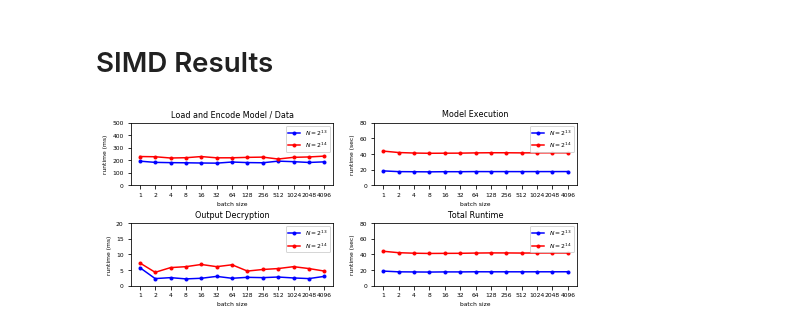
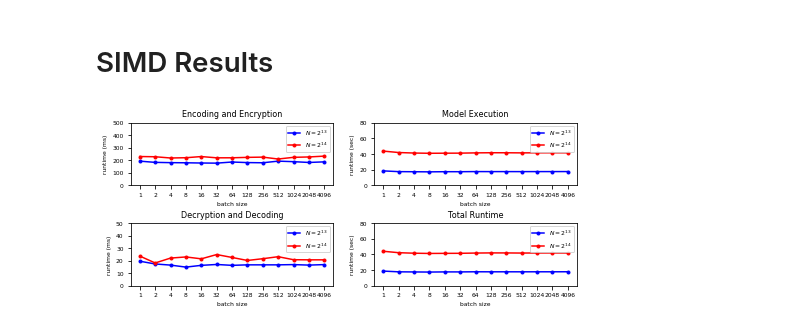
Before and after one commit to NervanaSystems/he-transformer, a Jupyter notebook: benchmarks/CryptoNets/CryptonetsResults.ipynb, the cells around one changed output. Saved outputs shown, nothing was run; the diff lists cells and outputs as text; code cells hidden in the pictures.

Commit message:
Updated SIMD image; note about 98.95% accuracy for MNIST; added accuracy report for CryptoNets

```diff
--- a/benchmarks/CryptoNets/CryptonetsResults.ipynb
+++ b/benchmarks/CryptoNets/CryptonetsResults.ipynb
@@ -59,10 +59,8 @@ def parse_results_from_cpp_file(file_name):
     load_model_regex = r'.*sw_load_model: (.*)ms'
     encrypt_input_regex = r'.*sw_encrypt_input: (.*)ms'
     run_model_regex = r'.*sw_run_model: (.*)ms'
-    #decrypt_output_regex = r'.*sw_decrypt_output: (.*)ms'
-    # This only decodes the output, which is already decrypted
-
-    decrypt_output_regex =r'.*Result.* took (.*)ms'
+    decrypt_output_regex = r'.*sw_decrypt_output: (.*)ms'
+    decode_output_regex =r'.*Result.* took (.*)ms'
 
     global_regex = r'.*sw_global: (.*)ms'
     batch_size_regex = r'.*of (.*) elements'
@@ -73,6 +71,7 @@ def parse_results_from_cpp_file(file_name):
     encrypt_input = None
     run_model = None
     decrypt_output = None
+    decode_output = None
     global_time = None
     batch_size = None
 
@@ -95,6 +94,9 @@ def parse_results_from_cpp_file(file_name):
             elif re.match(decrypt_output_regex, line):
                 match = re.match(decrypt_output_regex, line)
                 decrypt_output = int(match.groups()[0])
+            elif re.match(decode_output_regex, line):
+                match = re.match(decode_output_regex, line)
+                decode_output = int(match.groups()[0])
             elif re.match(global_regex, line):
                 match = re.match(global_regex, line)
                 global_time = int(match.groups()[0])
@@ -106,7 +108,12 @@ def parse_results_from_cpp_file(file_name):
 
                 # Skip warmup:
                 if batch_size_count > 1:
-                    runtime_tuple = (poly_modulus, batch_size, encrypt_input + load_model, run_model, decrypt_output, global_time)
+                    runtime_tuple = (poly_modulus,
+                                     batch_size,
+                                     encrypt_input + load_model,
+                                     run_model,
+                                     decrypt_output + decode_output,
+                                     global_time)
 
                     #print('File: ', file_name, " n: ", poly_modulus, "batch_size: ", batch_size, (encrypt_input, run_model, decrypt_output, global_time))
                     runtimes.append(runtime_tuple)
@@ -172,7 +179,7 @@ def make_simd_plot(avg_results):
     # ax.errorbar(batch_sizes, sw_encrypt_input_means_14, yerr=sw_encrypt_input_stds_14, fmt='o', color='r')
     ax.set_xscale('log', basex=2)
     ax.xaxis.set_major_formatter(ScalarFormatter())
-    ax.set_title("Load and Encode Model / Data", fontsize=8)
+    ax.set_title("Encoding and Encryption", fontsize=8)
     plt.xticks(batch_sizes)
     ax.set_xticks(batch_sizes)
     ax.set_xlabel("batch size", fontsize=6)
@@ -207,40 +214,40 @@ def make_simd_plot(avg_results):
     # ax.errorbar(batch_sizes, sw_decrypt_output_means_14, yerr=sw_decrypt_output_stds_14, fmt='o', color='r')
     ax.set_xscale('log', basex=2)
     ax.xaxis.set_major_formatter(ScalarFormatter())
-    ax.set_title("Output Decryption", fontsize=8)
+    ax.set_title("Decryption and Decoding", fontsize=8)
     plt.xticks(batch_sizes)
     ax.set_xticks(batch_sizes)
     ax.set_xlabel("batch size", fontsize=6)
     ax.set_ylabel("runtime (ms)", fontsize=6)
-    ax.set_ylim((0, 20))
+    ax.set_ylim((0, 50))
     ax.tick_params(axis='both', which='major', labelsize=6)
     ax.legend(prop={'size': 8})
     ax.legend(loc='upper right', prop={'size': 6})
 
     ax = axarr[1,1]
     #fig, ax = plt.subplots()
     ax.plot(batch_sizes, N13_total, marker='.', color='b', label=r'$N=2^{13}$')
     # ax.errorbar(batch_sizes, sw_ec_run_dc_means_13, yerr=sw_ec_run_dc_stds_13, fmt='o', color='b')
     ax.plot(batch_sizes, N14_total, marker='.', color='r', label=r'$N=2^{14}$')
     # ax.errorbar(batch_sizes, sw_ec_run_dc_means_14, yerr=sw_ec_run_dc_stds_14, fmt='o', color='r')
     ax.set_xscale('log', basex=2)
     ax.xaxis.set_major_formatter(ScalarFormatter())
     ax.set_title("Total Runtime", fontsize=8)
     ax.set_xticks(batch_sizes)
     ax.set_xlabel("batch size", fontsize=6)
     ax.set_ylabel("runtime (sec)", fontsize=6)
     ax.set_ylim((0, 80))
     ax.tick_params(axis='both', which='major', labelsize=6)
     ax.legend(loc='upper right', prop={'size': 6})
 
     fig.subplots_adjust(hspace=0.6, wspace=0.2)
 
     plt.savefig('simd.png', dpi=300, bbox_inches='tight')
     plt.show()
 
 make_simd_plot(get_simd_avg_results())
 # %% [output]
-[figure, old version]
+[figure, new version]
 # %%
 def direct_vs_tf_results():
     python_13_times, cpp_13_times = parse_results_from_python_file("./results/exp13_bs1_enc_data.txt")
```
Also changed, not shown: parts of 2 cells of this notebook, 5 other files.
